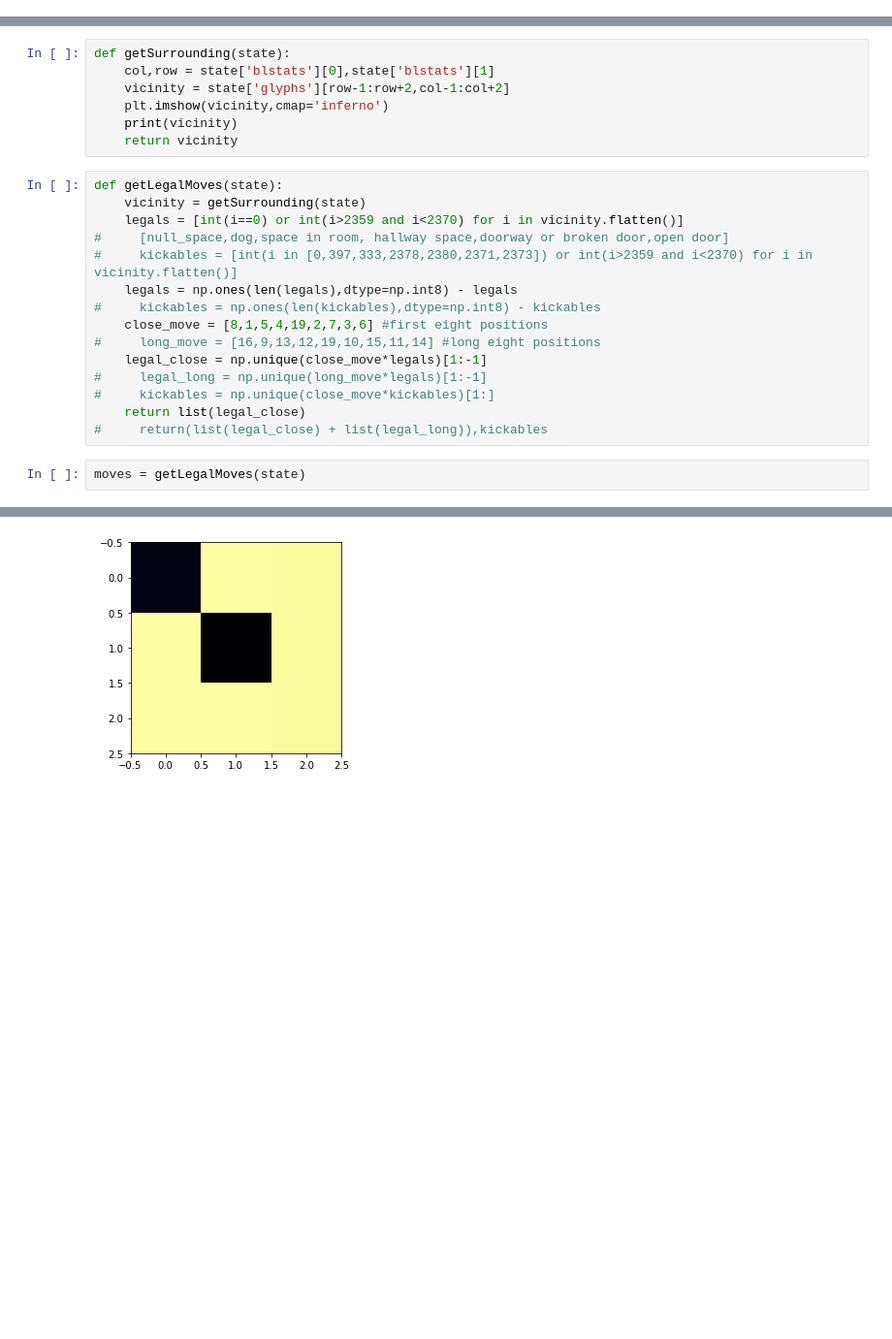
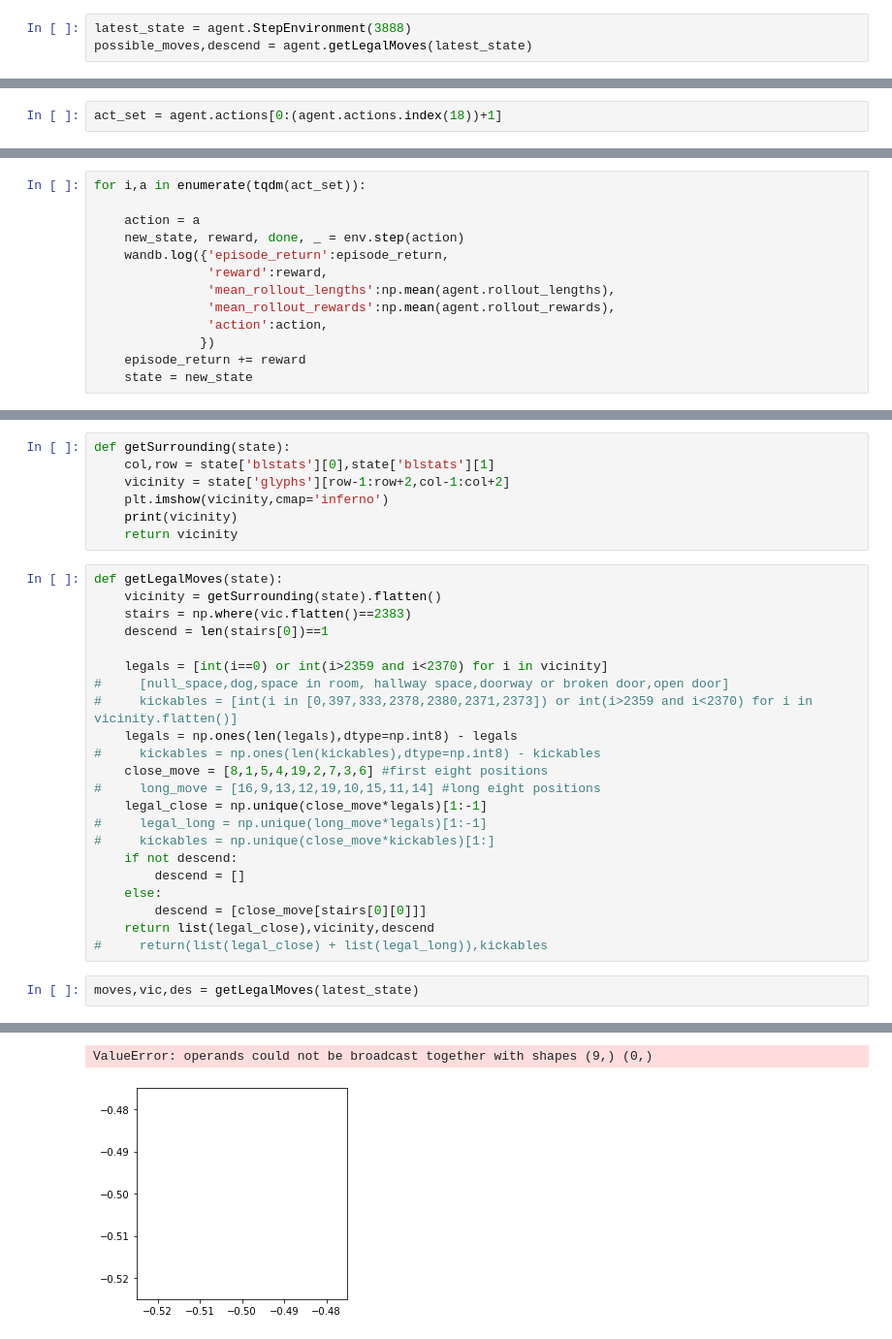
Before and after one commit to Arqit/nle-agents, a Jupyter notebook: src/agent1/NethackEvaluate.ipynb, the cells around one changed output, grey strips where cells are left out. Shown at 97% size. Saved outputs shown, nothing was run; the diff lists cells and outputs as text; blank space fills up the shorter version.

```diff
--- a/src/agent1/NethackEvaluate.ipynb
+++ b/src/agent1/NethackEvaluate.ipynb
@@ -39,0 +111,3 @@ state2 = env2.reset()
+# %%
+latest_state = agent.StepEnvironment(3888)
+possible_moves,descend = agent.getLegalMoves(latest_state)
@@ -164,0 +163,2 @@ np.mean(agent.rollout_rewards)
+# %%
+act_set = agent.actions[0:(agent.actions.index(18))+1]
@@ -164,0 +167,13 @@ np.mean(agent.rollout_rewards)
+# %%
+for i,a in enumerate(tqdm(act_set)):
+
+    action = a
+    new_state, reward, done, _ = env.step(action)
+    wandb.log({'episode_return':episode_return,
+               'reward':reward,
+               'mean_rollout_lengths':np.mean(agent.rollout_lengths),
+               'mean_rollout_rewards':np.mean(agent.rollout_rewards),
+               'action':action,
+              })
+    episode_return += reward
+    state = new_state
@@ -264,8 +273,11 @@ def getSurrounding(state):
     return vicinity
 # %%
 def getLegalMoves(state):
-    vicinity = getSurrounding(state)
-    legals = [int(i==0) or int(i>2359 and i<2370) for i in vicinity.flatten()]
+    vicinity = getSurrounding(state).flatten()
+    stairs = np.where(vic.flatten()==2383)
+    descend = len(stairs[0])==1
+
+    legals = [int(i==0) or int(i>2359 and i<2370) for i in vicinity]
 #     [null_space,dog,space in room, hallway space,doorway or broken door,open door]
 #     kickables = [int(i in [0,397,333,2378,2380,2371,2373]) or int(i>2359 and i<2370) for i in vicinity.flatten()]
     legals = np.ones(len(legals),dtype=np.int8) - legals
@@ -275,8 +287,12 @@ def getLegalMoves(state):
     legal_close = np.unique(close_move*legals)[1:-1]
 #     legal_long = np.unique(long_move*legals)[1:-1]
 #     kickables = np.unique(close_move*kickables)[1:]
-    return list(legal_close)
+    if not descend:
+        descend = []
+    else:
+        descend = [close_move[stairs[0][0]]]
+    return list(legal_close),vicinity,descend
 #     return(list(legal_close) + list(legal_long)),kickables
 # %%
-moves = getLegalMoves(state)
+moves,vic,des = getLegalMoves(latest_state)
 # %% [output]
@@ -286 +300,2 @@ moves = getLegalMoves(state)
+ValueError: operands could not be broadcast together with shapes (9,) (0,)
-[figure, old version]
+[figure, new version]
```
Also changed, not shown: parts of 49 cells of this notebook, 1 other file.
